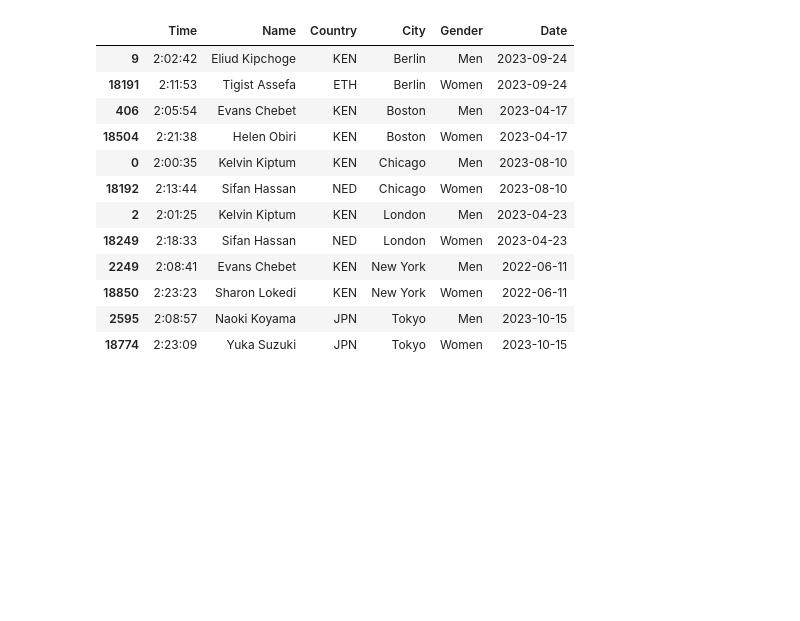
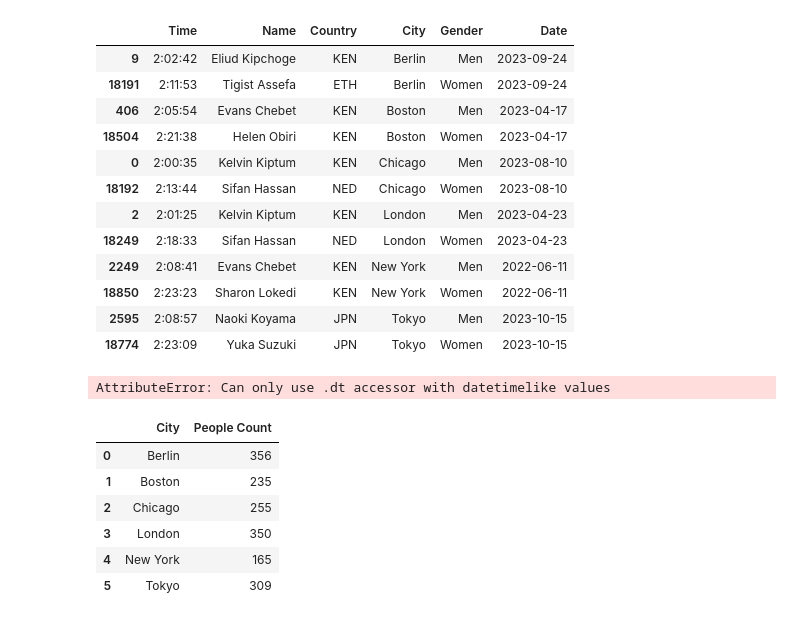
Before and after one commit to evgeniyarbatov/marathons, a Jupyter notebook: notebooks/Extract for website.ipynb, the cells around one changed output. Cells and saved outputs as stored; diff of their text form; code cells hidden in the pictures; blank space fills up the shorter version.

```diff
--- a/notebooks/Extract for website.ipynb
+++ b/notebooks/Extract for website.ipynb
@@ -70,5 +71,17 @@ latest_times.to_json(
     '../data/latest_times.json',
     orient='records',
     indent=2,
-    date_format='iso'
 )
+# %% [output]
+AttributeError: Can only use .dt accessor with datetimelike values
+# %%
+people_count = marathons.groupby('City')['Name'].nunique().reset_index(name='People Count')
+people_count
+# %% [output]
+|  | City | People Count |
+| 0 | Berlin | 356 |
+| 1 | Boston | 235 |
+| 2 | Chicago | 255 |
+| 3 | London | 350 |
+| 4 | New York | 165 |
+| 5 | Tokyo | 309 |
```
Also changed, not shown: parts of 6 cells of this notebook, 4 other files.
